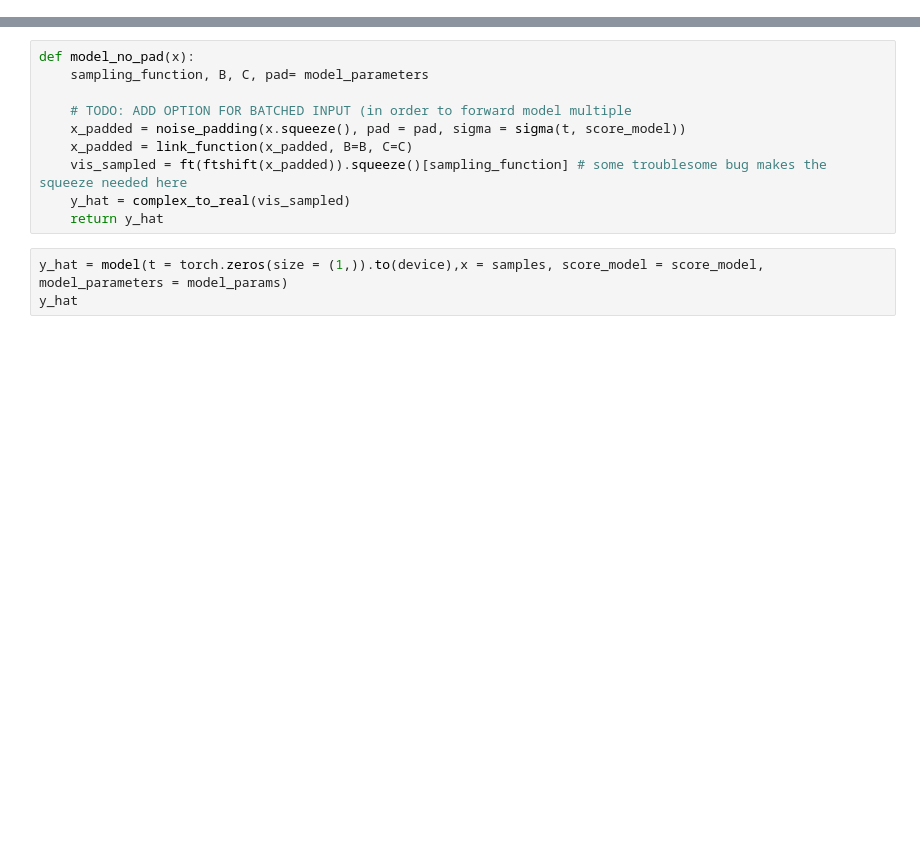
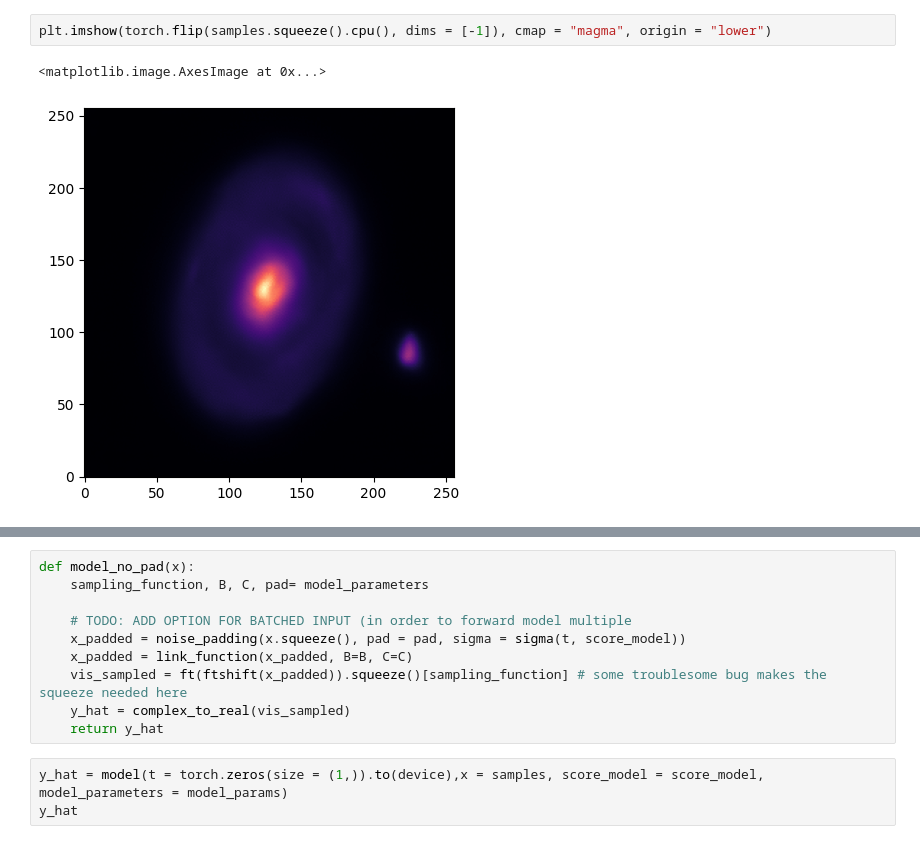
Before and after one commit to EnceladeCandy/bayesian-imaging-radio, a Jupyter notebook: trash_notebooks/inference_htlup.ipynb, the cells around one changed output, grey strips where cells are left out. Cells and saved outputs as stored; diff of their text form; blank space fills up the shorter version.

```diff
--- a/trash_notebooks/inference_htlup.ipynb
+++ b/trash_notebooks/inference_htlup.ipynb
@@ -96 +187,6 @@ True
+# %%
+plt.imshow(torch.flip(samples.squeeze().cpu(), dims = [-1]), cmap = "magma", origin = "lower")
+# %% [output]
+<matplotlib.image.AxesImage at 0x...>
+[figure, added]
 # %%
```
Also changed, not shown: parts of 21 cells of this notebook.
